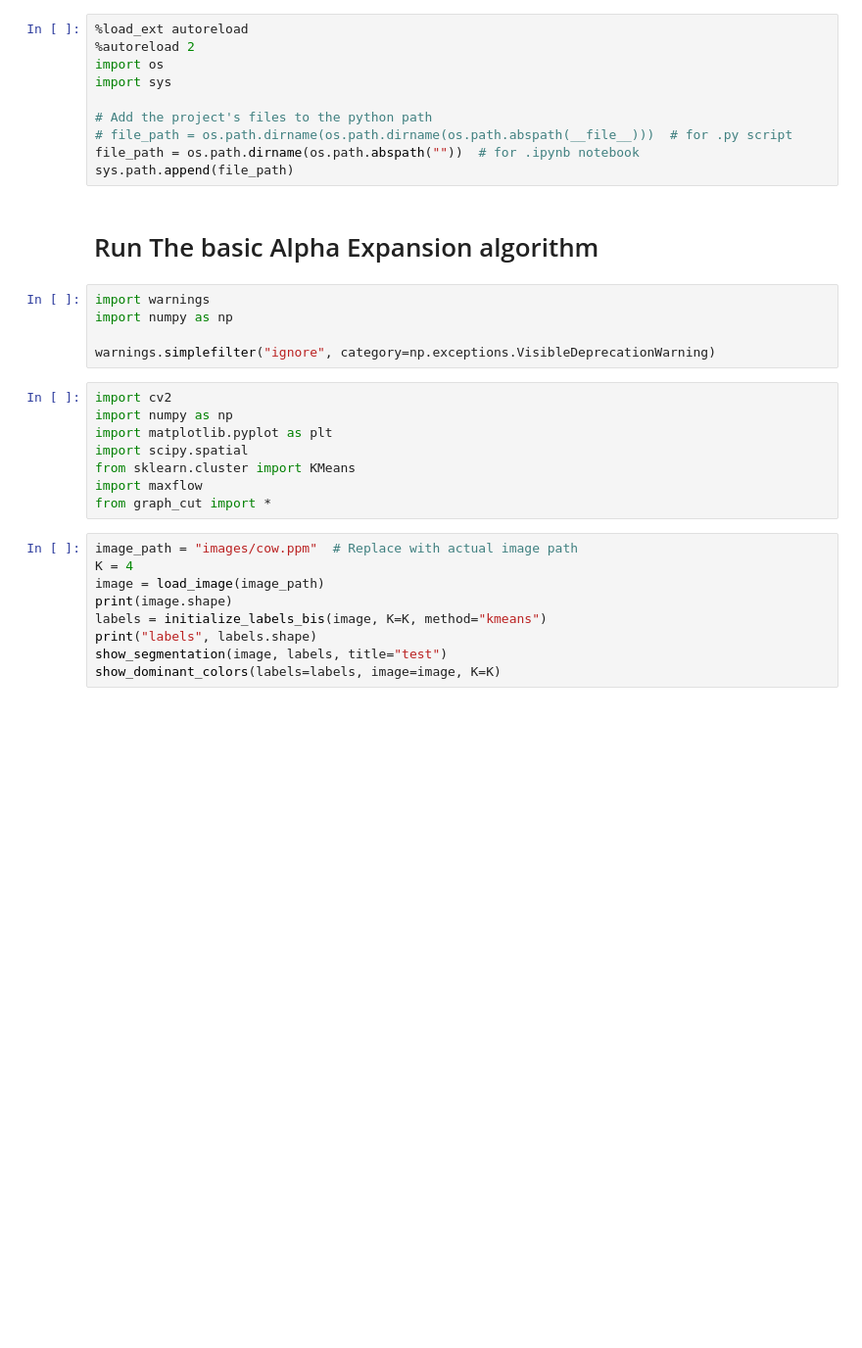
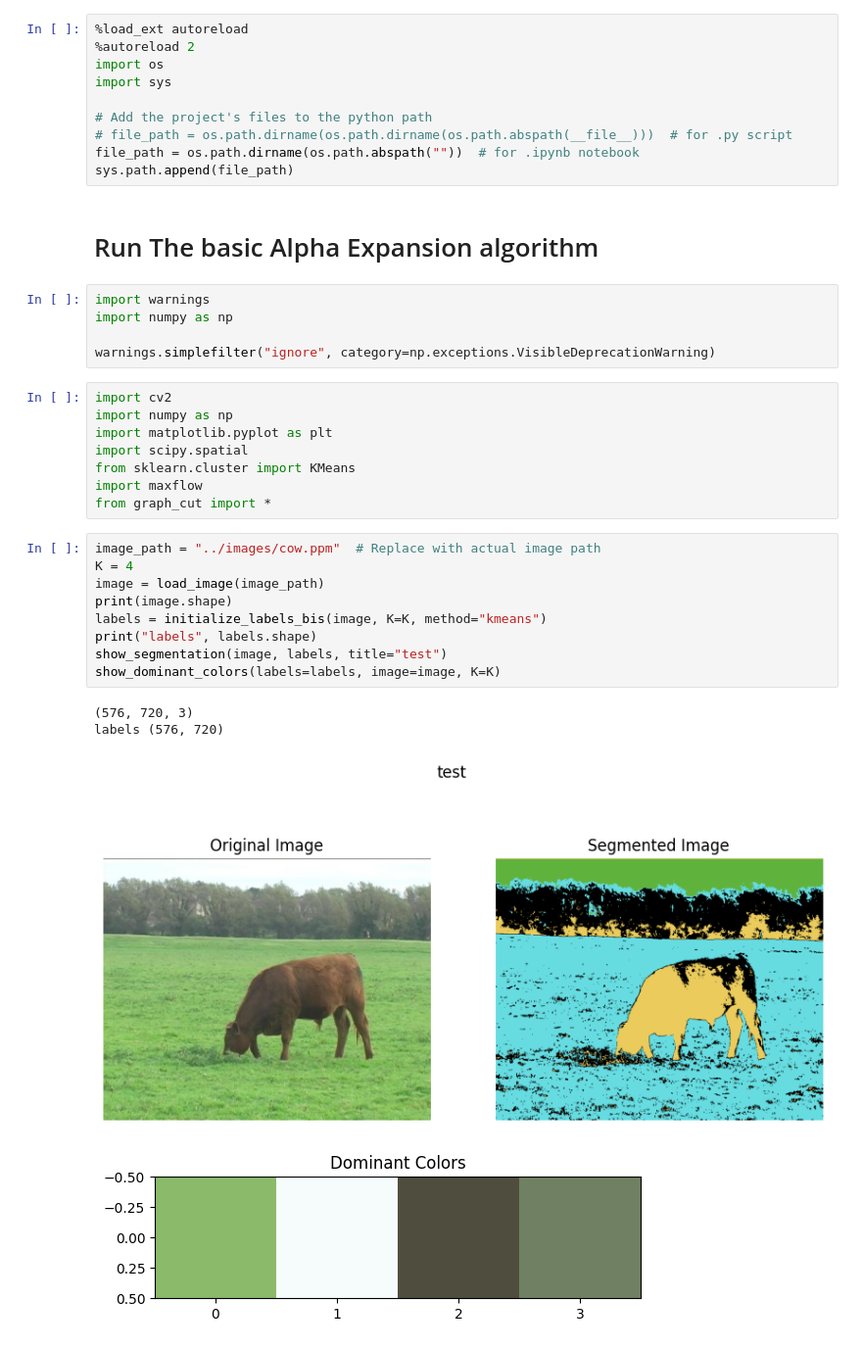
Before and after one commit to abatifol/graphCut_image_segmentation, a Jupyter notebook: notebooks/Alpha_exp.ipynb, the cells around one changed output. Shown at 98% size. Cells and saved outputs as stored; diff of their text form; blank space fills up the shorter version.

```diff
--- a/notebooks/Alpha_exp.ipynb
+++ b/notebooks/Alpha_exp.ipynb
@@ -24,12 +24,17 @@ from sklearn.cluster import KMeans
 import maxflow
 from graph_cut import *
 # %%
-image_path = "images/cow.ppm"  # Replace with actual image path
+image_path = "../images/cow.ppm"  # Replace with actual image path
 K = 4
 image = load_image(image_path)
 print(image.shape)
 labels = initialize_labels_bis(image, K=K, method="kmeans")
 print("labels", labels.shape)
 show_segmentation(image, labels, title="test")
 show_dominant_colors(labels=labels, image=image, K=K)
+# %% [output]
+(576, 720, 3)
+labels (576, 720)
+[figure, added]
+[figure, added]
 # %%
```
Also changed, not shown: parts of 2 cells of this notebook, 7 other files.
